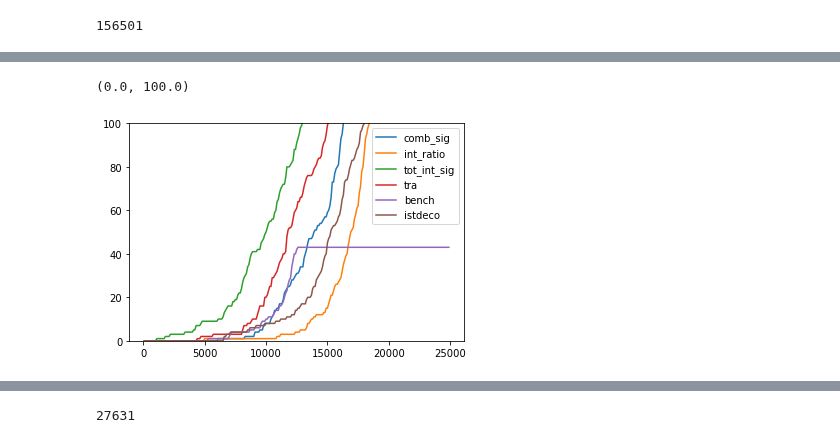
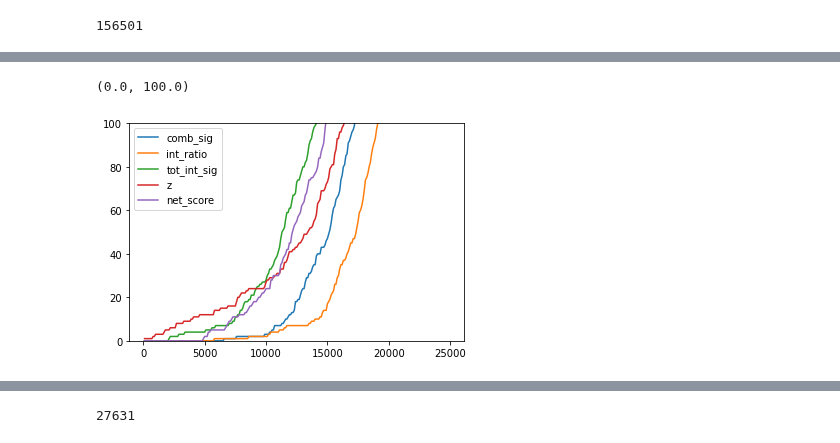
Before and after one commit to TuragaLab/decode_fish, a Jupyter notebook: MF_experiment.ipynb, the cells around one changed output, grey strips where cells are left out. Drawn from its saved outputs; the diff is of its cells as text; code cells hidden in the pictures.

```diff
--- a/MF_experiment.ipynb
+++ b/MF_experiment.ipynb
@@ -309,7 +303,7 @@ point_process = PointProcessUniform(int_conc=model.int_dist.int_conc.detach(), i
                                     codebook=post_proc.codebook, int_option=cfg.training.int_option, code_weight=code_weight)
 # %%
 from decode_fish.funcs.routines import *
-xsim, cols, gt = sim_data(decode_dl, micro, point_process, 20, n_codes=len(codebook), rate_fac=1.5, pos_noise_xy=cfg.genm.pos_noise.pos_noise_xy, pos_noise_z=cfg.genm.pos_noise.pos_noise_z)
+xsim, cols, gt = sim_data(decode_dl, micro, point_process, 20, n_codes=len(codebook), rate_fac=2., pos_noise_xy=cfg.genm.pos_noise.pos_noise_xy*2, pos_noise_z=cfg.genm.pos_noise.pos_noise_z)
 # %%
 pred_dfs = []
 net_inp = torch.concat([xsim,cols], 1)
@@ -372,6 +366,6 @@ array([0.64620086, 4.00994765])
 # %%
 for k in ['comb_sig','score','int_ratio']:
-    r  = make_roc(pred_df, k, n_max=20000, ascending=True)
+    r  = make_roc(pred_df, k, n_max=30000, ascending=True)
     plt.plot(r[0],r[1], label=k)
 plt.legend()
 # %% [output]
@@ -421,7 +416,7 @@ res_df['y'] += 100
 # %%
 res_single = remove_doublets(res_df, tolerance=200)
 print(len(res_single)/len(res_df))
-res_single = sel_int_ch(res_single, codebook)
-X = np.concatenate([res_single[keys].values])
-res_single['score'] = clf.predict_proba(X)[:,1]
+res_single['int_ratio'] = sel_int_ch(res_single, codebook)['int_ratio']
+# X = np.concatenate([res_single[keys].values])
+# res_single['score'] = clf.predict_proba(X)[:,1]
 # %% [output]
@@ -429,0 +435,11 @@ NameError: name 'keys' is not defined
+# %%
+for k in ['comb_sig','int_ratio', 'tot_int_sig','z', 'net_score']:
+    if k in res_single:
+        r  = make_roc(res_single, k, n_max=25000, ascending=True)
+        plt.plot(r[0],r[1], label=k)
+# r  = make_roc(bench_df, 'total_magnitude', n_max=25000, ascending=False)
+# plt.plot(r[0],r[1], label='bench')
+# r  = make_roc(ist_df, 'quality', n_max=25000, ascending=False)
+# plt.plot(r[0],r[1], label='istdeco')
+plt.legend()
+plt.ylim(0,100)
@@ -484,13 +503,14 @@ plt.hist(res_single['tot_int_sig']/10, alpha=0.5)
 # %%
-for k in ['comb_sig','int_ratio', 'tot_int_sig','z']:
-    r  = make_roc(res_single, k, n_max=25000, ascending=True)
-    plt.plot(r[0],r[1], label=k)
-r  = make_roc(bench_df, 'total_magnitude', n_max=25000, ascending=False)
-plt.plot(r[0],r[1], label='bench')
-r  = make_roc(ist_df, 'quality', n_max=25000, ascending=False)
-plt.plot(r[0],r[1], label='istdeco')
+for k in ['comb_sig','int_ratio', 'tot_int_sig','z', 'net_score']:
+    if k in res_single:
+        r  = make_roc(res_single, k, n_max=25000, ascending=True)
+        plt.plot(r[0],r[1], label=k)
+# r  = make_roc(bench_df, 'total_magnitude', n_max=25000, ascending=False)
+# plt.plot(r[0],r[1], label='bench')
+# r  = make_roc(ist_df, 'quality', n_max=25000, ascending=False)
+# plt.plot(r[0],r[1], label='istdeco')
 plt.legend()
 plt.ylim(0,100)
 # %% [output]
 (0.0, 100.0)
-[figure, old version]
+[figure, new version]
```
Also changed, not shown: parts of 26 cells of this notebook, 22 other files.
